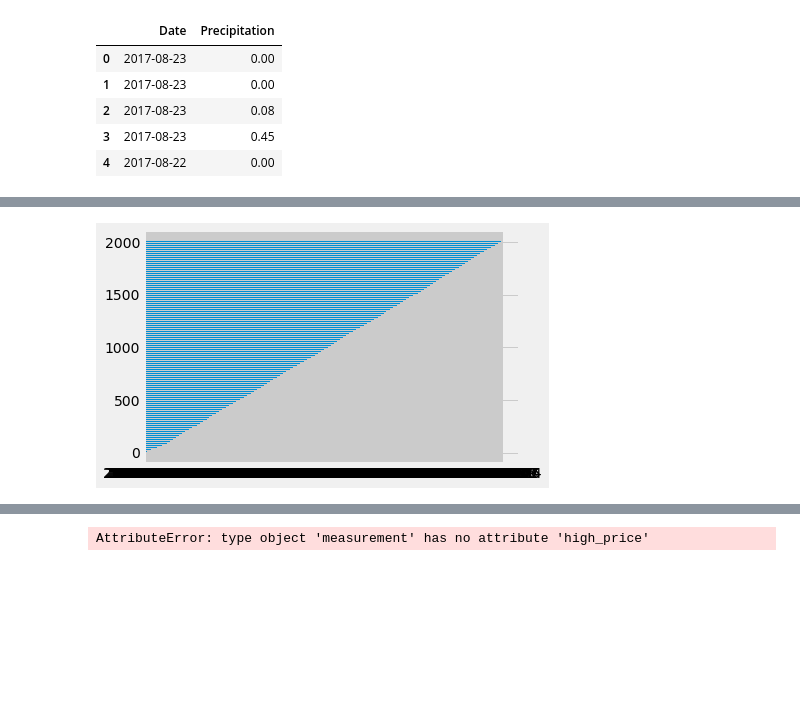
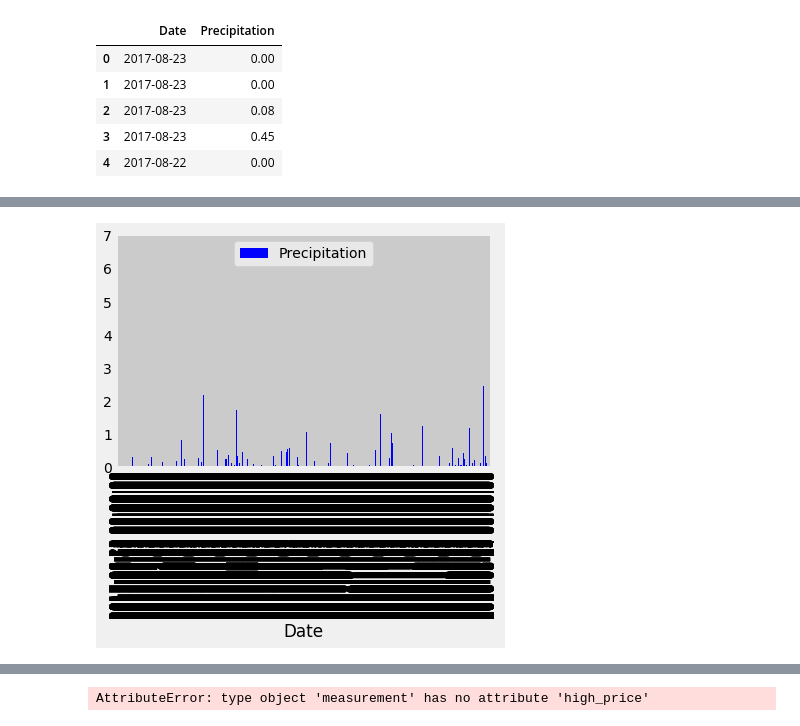
Before and after one commit to IrinaUX/sqlalchemy-challenge, a Jupyter notebook: climate_starter.ipynb, the cells around one changed output, grey strips where cells are left out. Cells and saved outputs as stored; diff of their text form; code cells hidden in the pictures; blank space fills up the shorter version.

```diff
--- a/climate_starter.ipynb
+++ b/climate_starter.ipynb
@@ -424,7 +454,12 @@ prcp_df.head()
+# %%
+# Plot data frame
+prcp_df.plot(kind='bar', x='Date', y='Precipitation', color='Blue')
+plt.show()
+# %% [output]
+[figure, added]
 # %%
-fig, ax = plt.subplots()
-ypos = range(len(prcp))
-ax.barh(ypos, date[:])
-plt.show()
+# # Plot precipitation data using subplots
+# fig, ax = plt.subplots()
+# ypos = range(prcp)
+# ax.bar(ypos, date[:])
+# plt.show()
-# %% [output]
-[figure, removed]
```
Also changed, not shown: parts of 6 cells of this notebook.
